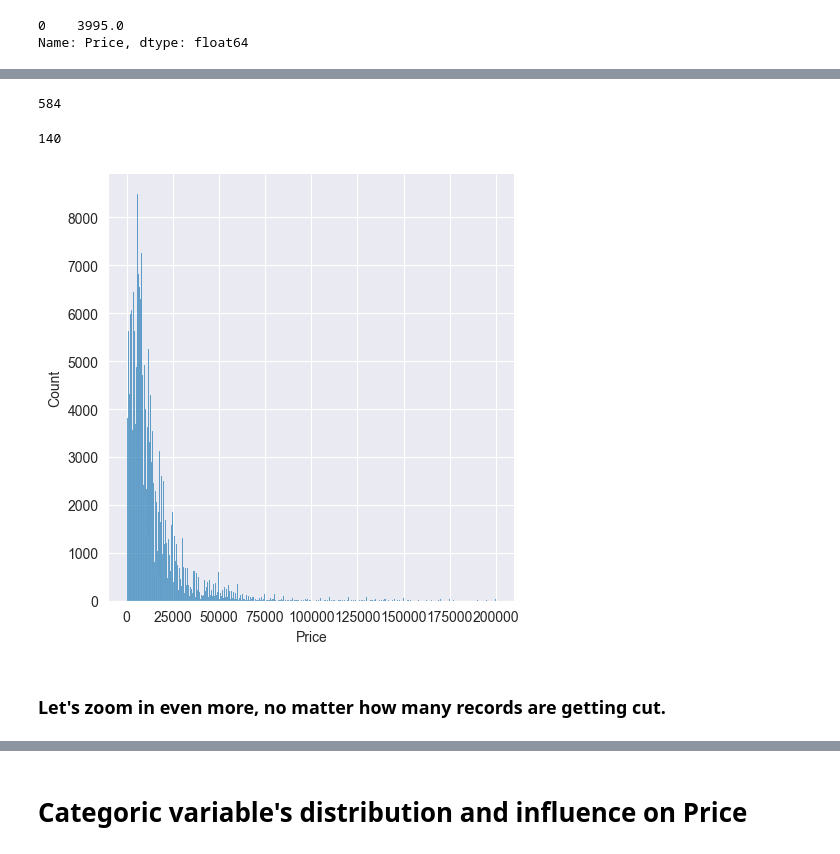
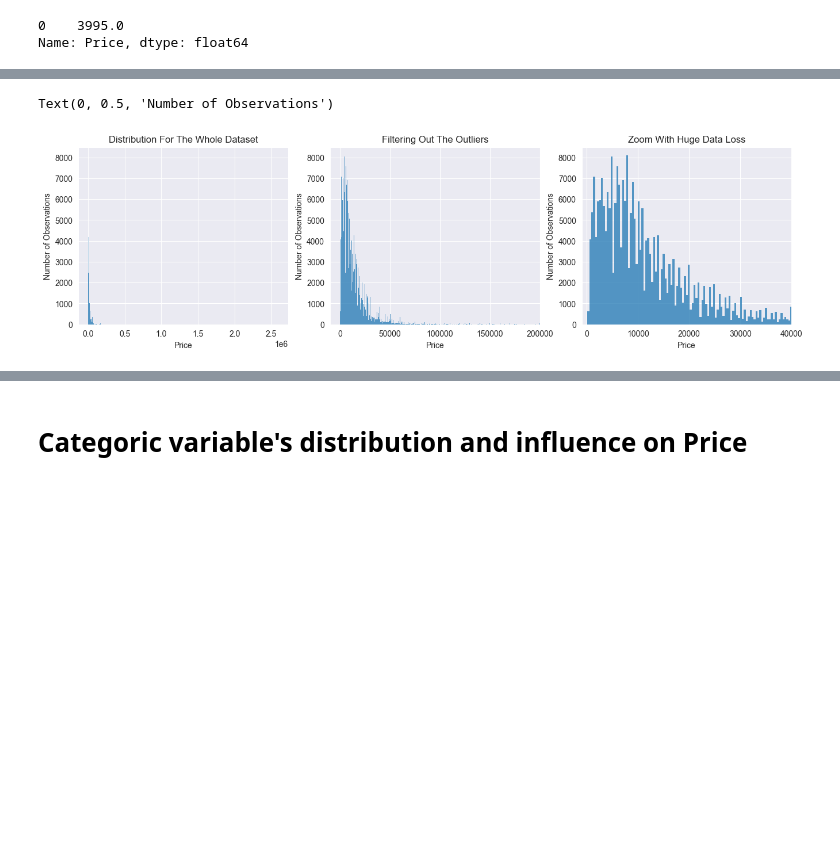
Before and after one commit to maciej-polcyn/data-processing-capstone-project, a Jupyter notebook: visualizations.ipynb, the cells around one changed output, grey strips where cells are left out. Drawn from its saved outputs; the diff is of its cells as text; code cells hidden in the pictures; blank space fills up the shorter version.

```diff
--- a/visualizations.ipynb
+++ b/visualizations.ipynb
@@ -43,8 +32,0 @@ sns.displot(df["Price"])
-# %%
-len(df[df["Price"] > 200000])
-# %% [output]
-584
-# %%
-len(df[df["Price"] < 300])
-# %% [output]
-140
@@ -56,9 +33,20 @@ sample = df[condition1 & condition3]
-# %%
-sns.displot(sample["Price"])
-
-plt.show()
-# %% [output]
-[figure, removed]
-# %% [markdown]
-### Let's zoom in even more, no matter how many records are getting cut.
+# %%
+fig, axes = plt.subplots(nrows=1, ncols=3, figsize=(16, 4))
+
+a = sns.histplot(df["Price"], ax=axes[0])
+axes[0].set_title("Distribution for the whole dataset".title())
+axes[0].set_ylabel("Number of Observations")
+
+b = sns.histplot(df["Price"], ax=axes[1])
+axes[1].set_xlim([-10000, 200000])
+axes[1].set_title("Filtering out the outliers".title())
+axes[1].set_ylabel("Number of Observations")
+
+c = sns.histplot(df["Price"], ax=axes[2])
+axes[2].set_xlim([-1000, 40000])
+axes[2].set_title("Zoom with huge data loss".title())
+axes[2].set_ylabel("Number of Observations")
+# %% [output]
+Text(0, 0.5, 'Number of Observations')
+[figure, added]
 # %%
```
Also changed, not shown: parts of 87 cells of this notebook, 3 other files.
